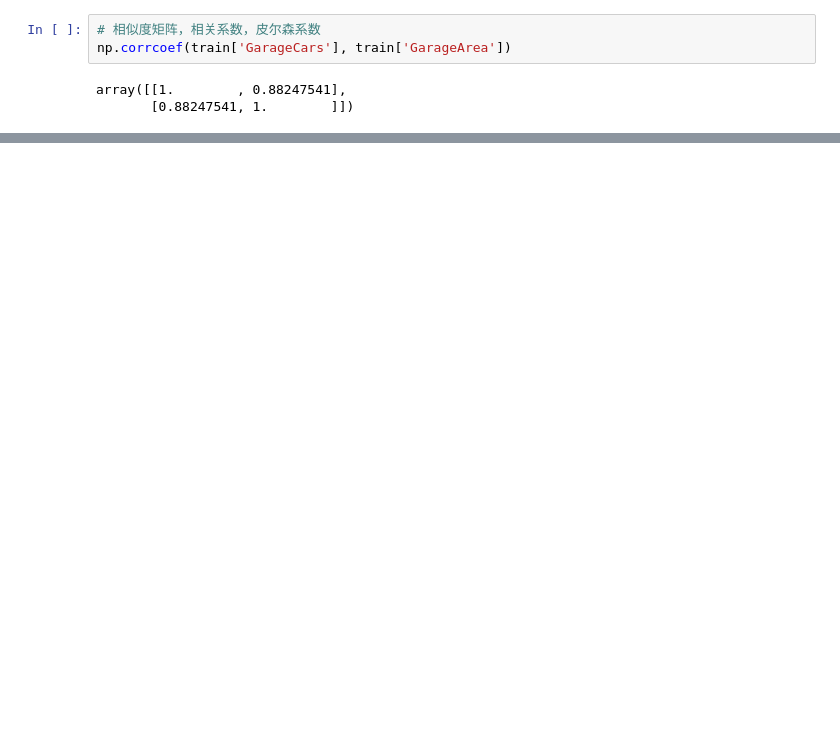
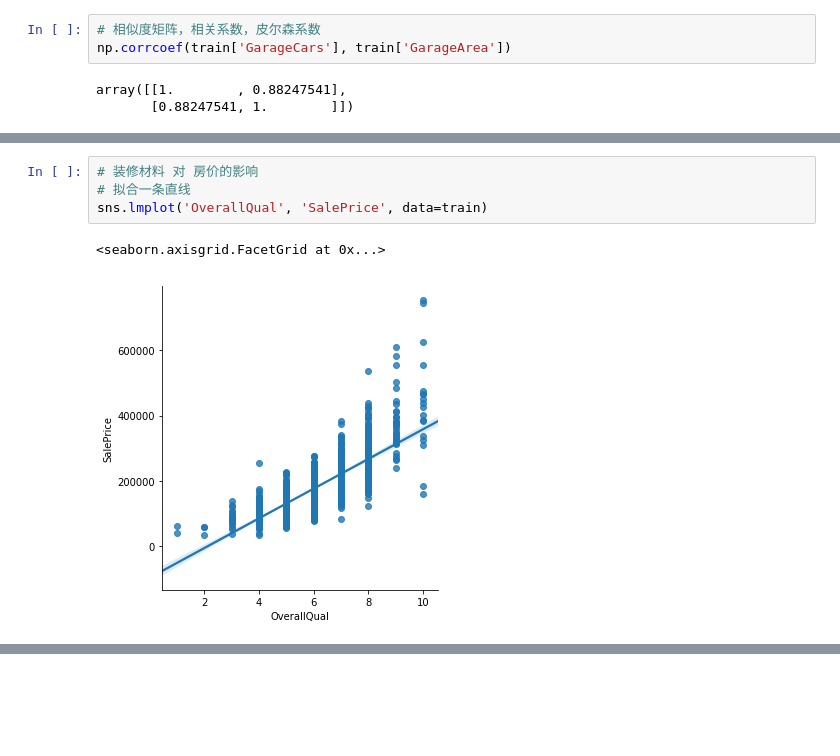
Before and after one commit to appke/Los-House-Prices, a Jupyter notebook: 06.房价相关性分析.ipynb, the cells around one changed output, grey strips where cells are left out. Saved outputs shown, nothing was run; the diff lists cells and outputs as text; blank space fills up the shorter version.

```diff
--- a/06.房价相关性分析.ipynb
+++ b/06.房价相关性分析.ipynb
@@ -193,3 +247,10 @@ sns.stripplot('OverallQual', 'SalePrice', data=train)
+# %%
+# 装修材料 对 房价的影响
+# 拟合一条直线
+sns.lmplot('OverallQual', 'SalePrice', data=train)
+# %% [output]
+<seaborn.axisgrid.FacetGrid at 0x...>
+[figure, added]
 # %%
 sns.swarmplot('OverallQual', 'SalePrice', data=train)
 # %% [output]
```
Also changed, not shown: parts of 35 cells of this notebook.
